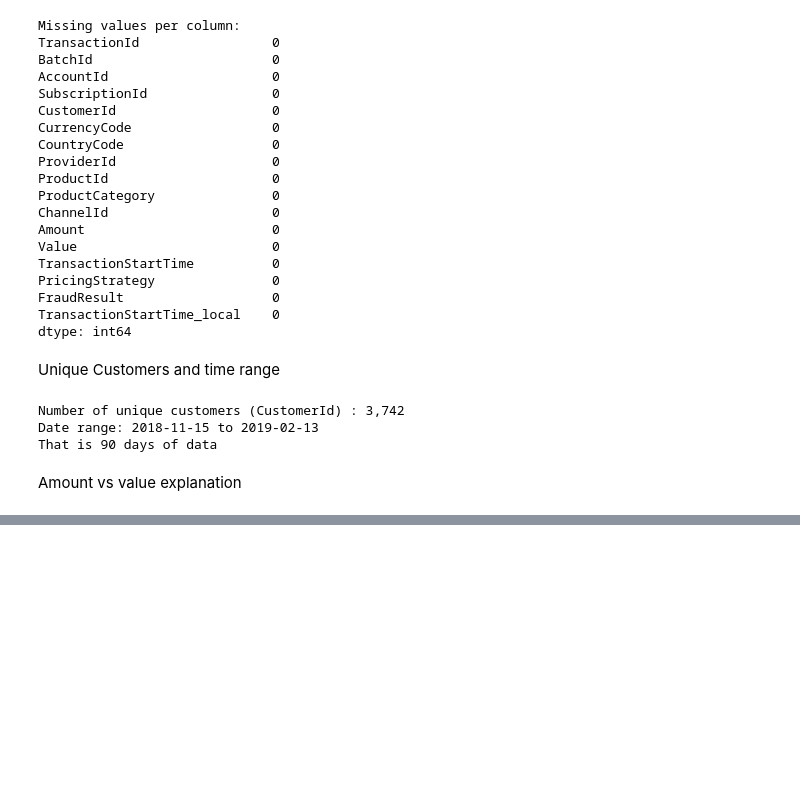
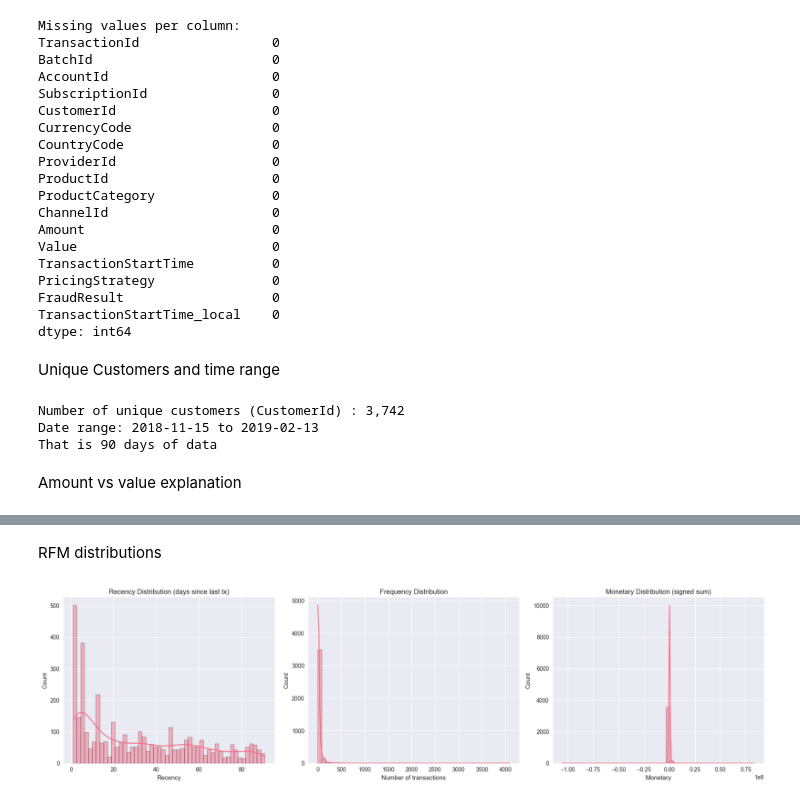
Before and after one commit to Beza-Oriyon/Credit-risk-model, a Jupyter notebook: notebooks/eda.ipynb, the cells around one changed output, grey strips where cells are left out. Drawn from its saved outputs; the diff is of its cells as text; code cells hidden in the pictures; blank space fills up the shorter version.

```diff
--- a/notebooks/eda.ipynb
+++ b/notebooks/eda.ipynb
@@ -143,0 +185,14 @@ sample of negative Amounts (refunds/credits):
+# %%
+snapshot_date = df["TransactionStartTime_local"].max() + pd.Timedelta(days=1)
+
+rfm = df.groupby("CustomerId").agg({
+    "TransactionStartTime_local": lambda x: (snapshot_date - x.max()).days,   # Recency
+    "TransactionId": "count",                                               # Frequency
+    "Amount": "sum"                                                         # Monetary (we'll improve this later)
+}).rename(columns={
+    "TransactionStartTime_local": "Recency",
+    "TransactionId": "Frequency",
+    "Amount": "Monetary"
+})
+
+rfm.head(10)
@@ -143,0 +212,19 @@ sample of negative Amounts (refunds/credits):
+# %% [markdown]
+RFM distributions
+# %%
+fig, ax = plt.subplots(1, 3, figsize=(18, 5))
+
+sns.histplot(rfm["Recency"], bins=50, ax=ax[0], kde=True)
+ax[0].set_title("Recency Distribution (days since last tx)")
+
+sns.histplot(rfm["Frequency"], bins=50, ax=ax[1], kde=True)
+ax[1].set_title("Frequency Distribution")
+ax[1].set_xlabel("Number of transactions")
+
+sns.histplot(rfm["Monetary"], bins=50, ax=ax[2], kde=True)
+ax[2].set_title("Monetary Distribution (signed sum)")
+
+plt.tight_layout()
+plt.show()
+# %% [output]
+[figure, added]
```
Also changed, not shown: parts of 9 cells of this notebook.
